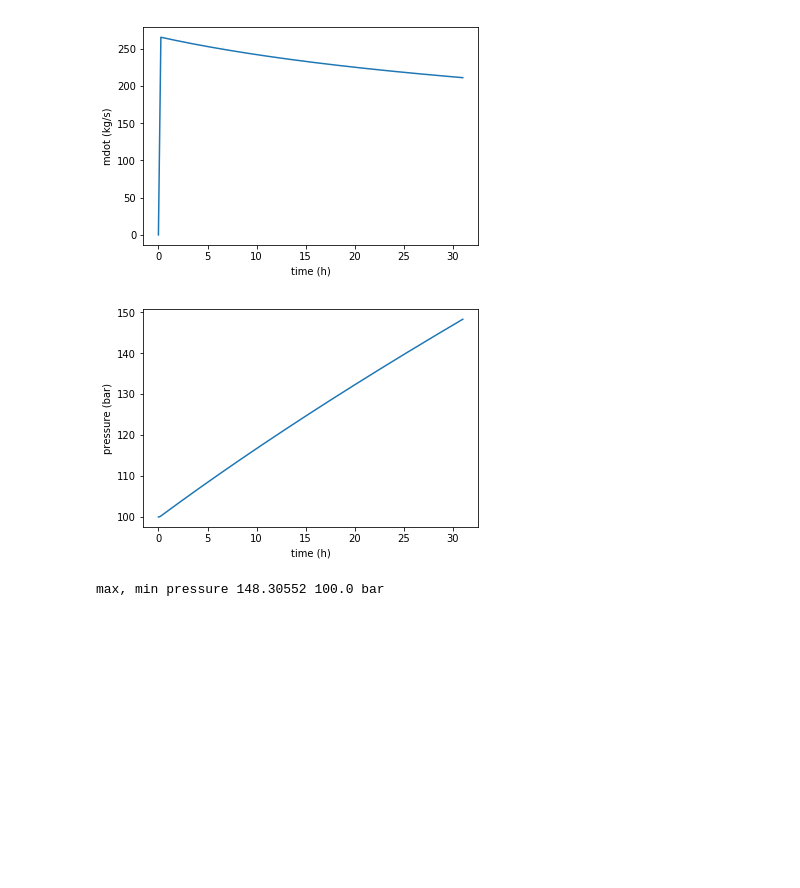
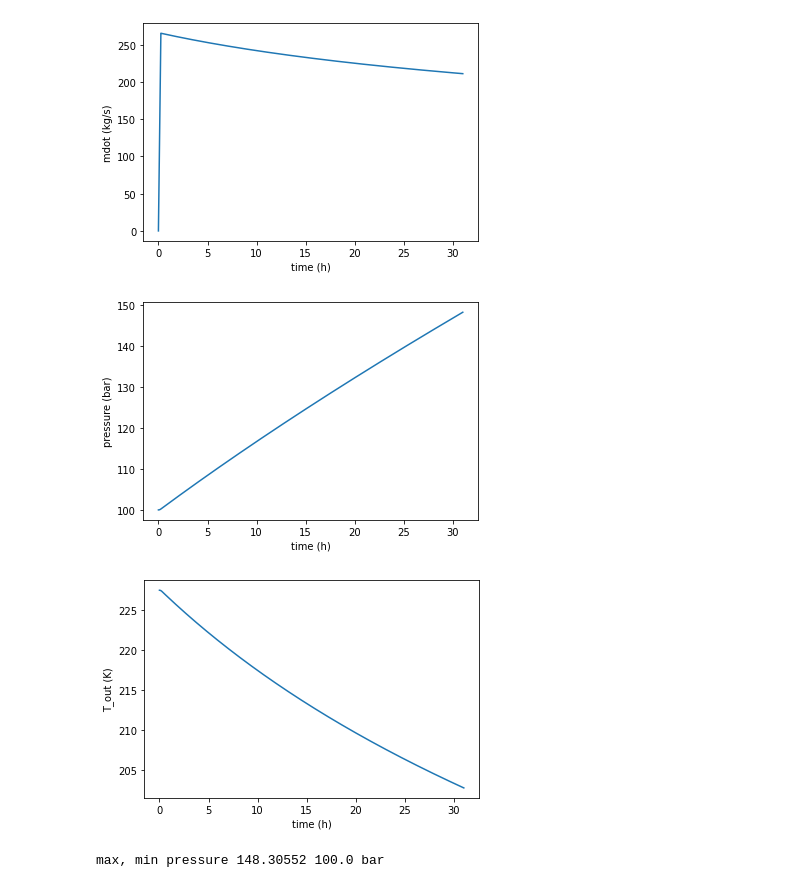
Before and after one commit to JWMvanLeeuwen/CAES, a Jupyter notebook: paper.ipynb, the cells around one changed output. Drawn from its saved outputs; the diff is of its cells as text; code cells hidden in the pictures; blank space fills up the shorter version.

Commit message:
plot Tout over time

```diff
--- a/paper.ipynb
+++ b/paper.ipynb
@@ -112,42 +112,50 @@ def q45dot(t):
 #        p4 += mdot(i, p4) * dt * Ra * T4 / V
 #    return p4
 
-def p6(t):
-    p5 = p4(t)
-    return p5 / 6
+def p6(t, p4):
+    p5 = p4
+    return 1.013e5 #p5 / 6
 
 # turbine output power
 def P56(t):
-    return mdot(t, p4) * eff_t * (n_t / (n_t - 1)) * Ra * T5 * ( (p6(t)/p5) ** ((n_t-1)/n_t) - 1)
+    return mdot(t, p4) * eff_t * (n_t / (n_t - 1)) * Ra * T5 * ( (p6(t, p4)/p5) ** ((n_t-1)/n_t) - 1)
 
 # exit temperature
-def T6(t):
-    p5 = p4(t) # Assuming no pressure loss over TES
-    return T5 * (p6(t)/ p5) ** ((n_t-1)/n_t)
+def T6(t, p4):
+    p5 = p4 # Assuming no pressure loss over TES
+    return T5 * (p6(t, p4)/ p5) ** ((n_t-1)/n_t)
 # %%
 x = []
 y = []
 z = []
+Tout = []
 dt=1
 tmax=31*60*60
 for i in np.linspace(0, tmax, tmax):
 
     p4 += mdot(i, p4) * dt * Ra * T4 / V
 
     x.append(i/60/60)
     y.append(mdot(i,p4))
     z.append(p4/1e5)
-
+    Tout.append(T6(t, p4))
 plt.plot(x, y)
 plt.xlabel("time (h)")
 plt.ylabel("mdot (kg/s)")
 plt.show()
+
 plt.plot(x,z)
 plt.xlabel("time (h)")
 plt.ylabel("pressure (bar)")
 plt.show()
+
+plt.plot(x,Tout)
+plt.xlabel("time (h)")
+plt.ylabel("T_out (K)")
+plt.show()
 print("max, min pressure", round(max(z),5), min(z), "bar")
 # %% [output]
-[figure, old version]
+[figure, new version]
-[figure, old version]
+[figure, new version]
+[figure, added]
 max, min pressure 148.30552 100.0 bar
```
